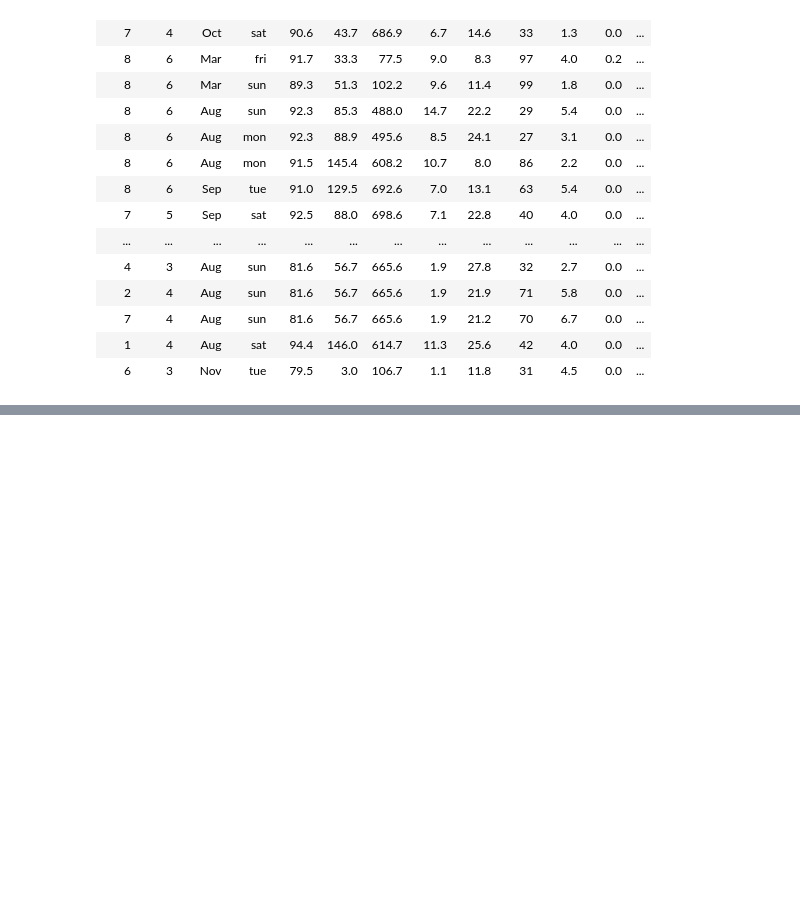
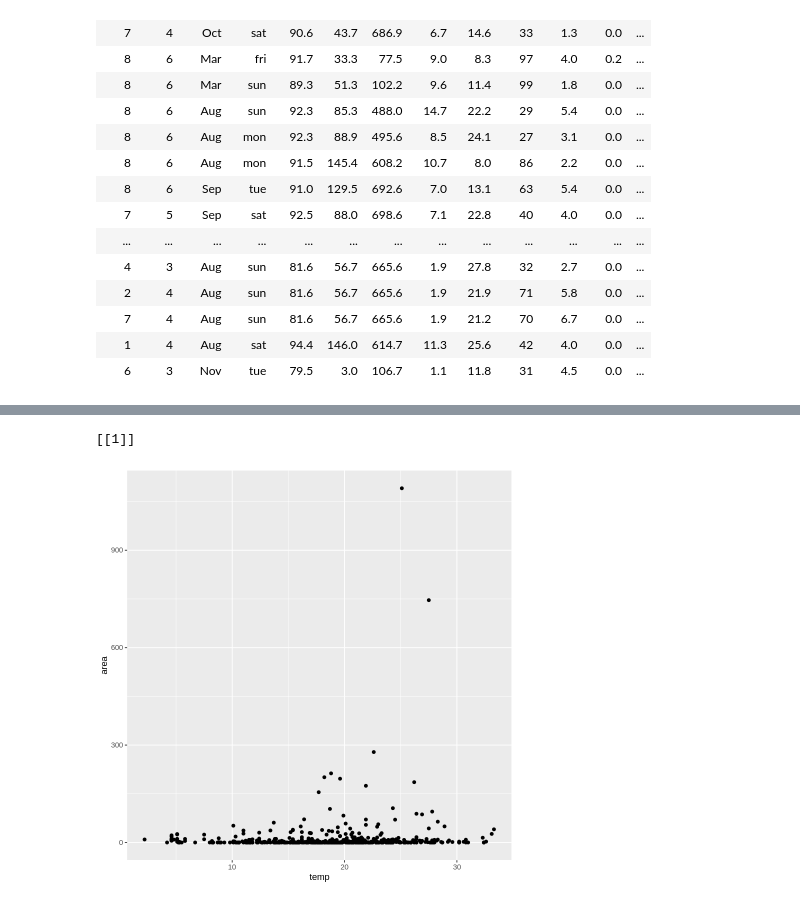
Before and after one commit to masp42/integrate_CA, a Jupyter notebook: Marcelo_Pugliesi_Mohamed_AI_DV_DP_ICA.ipynb, the cells around one changed output, grey strips where cells are left out. Cells and saved outputs as stored; diff of their text form; code cells hidden in the pictures; blank space fills up the shorter version.

```diff
--- a/Marcelo_Pugliesi_Mohamed_AI_DV_DP_ICA.ipynb
+++ b/Marcelo_Pugliesi_Mohamed_AI_DV_DP_ICA.ipynb
@@ -145,0 +149,12 @@ ggplot(fireinmonths) +
+# %%
+create_scatter <- function(x,y) {
+  ggplot (data = df)+
+    aes_string(x=x, y=y)+
+    geom_point()
+}
+x_var<- ("temp")
+y_var<- ("area")
+map2(x_var, y_var, create_scatter)
+# %% [output]
+[[1]]
+[figure, added]
```
Also changed, not shown: parts of 18 cells of this notebook.
